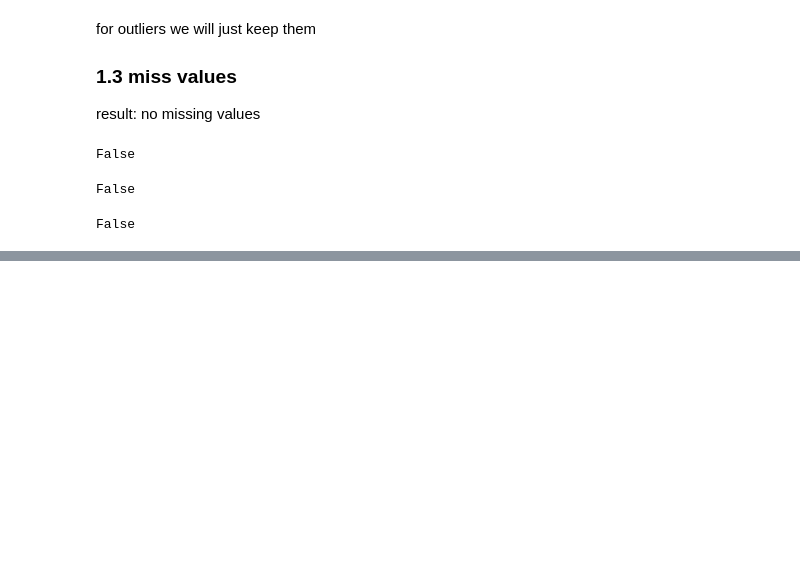
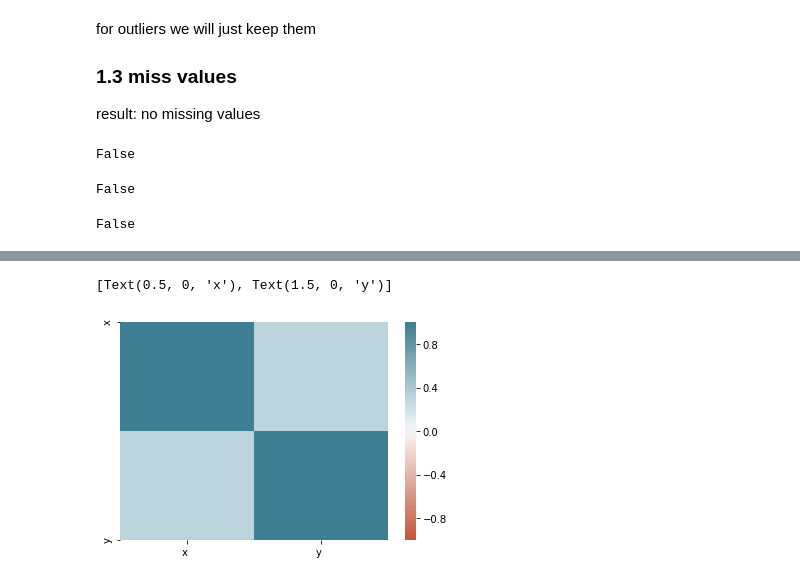
Before and after one commit to QiS9596/5243ExploratoryDataAnalysis, a Jupyter notebook: scripts/lab4_song1602.ipynb, the cells around one changed output, grey strips where cells are left out. Cells and saved outputs as stored; diff of their text form; code cells hidden in the pictures; blank space fills up the shorter version.

```diff
--- a/scripts/lab4_song1602.ipynb
+++ b/scripts/lab4_song1602.ipynb
@@ -87,0 +97,8 @@ False
+# %%
+# correlation of df 3
+corr_3 = df_3.drop(['class'], axis=1).corr()
+ax = sns.heatmap(corr_3, vmin=-1, vmax=1, center=0, cmap=sns.diverging_palette(20,220,n=200))
+ax.set_xticklabels(ax.get_xticklabels(), horizontalalignment='right')
+# %% [output]
+[Text(0.5, 0, 'x'), Text(1.5, 0, 'y')]
+[figure, added]
```
Also changed, not shown: parts of 16 cells of this notebook.
